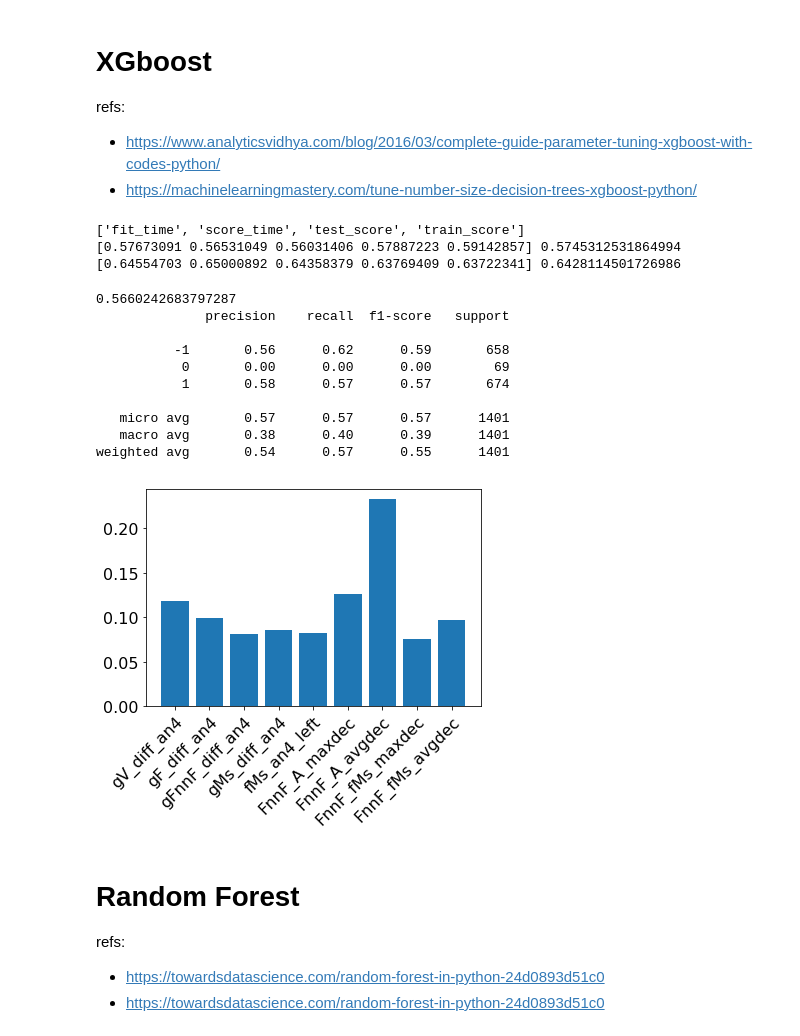
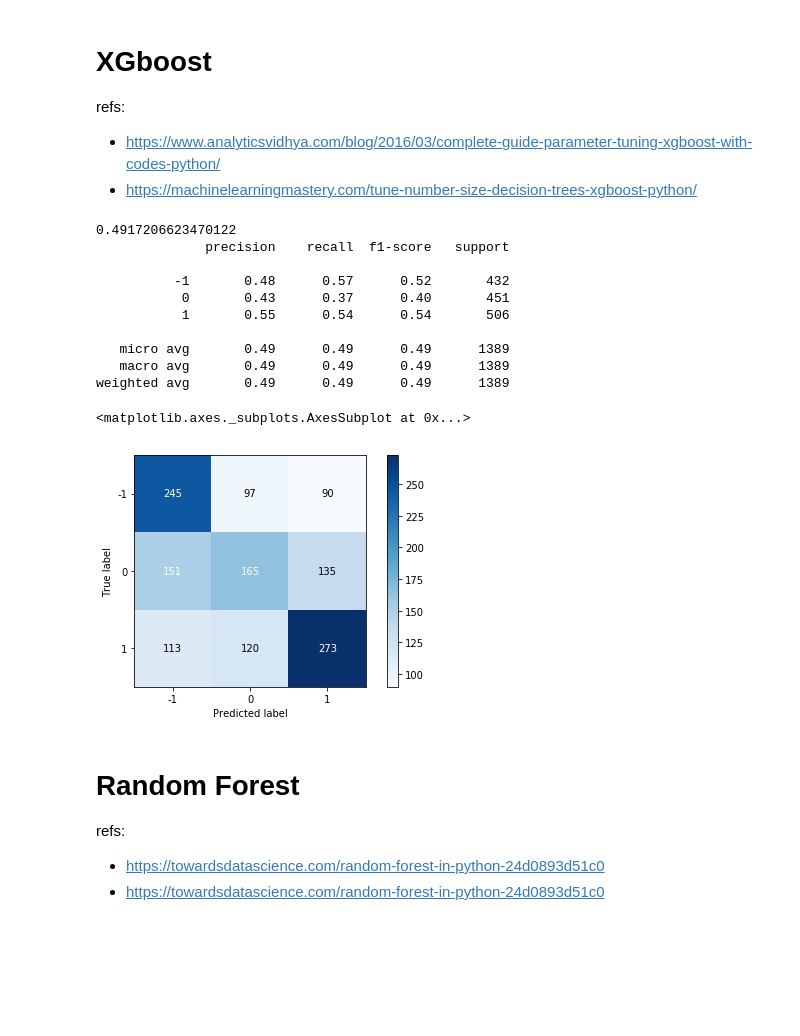
Before and after one commit to xiaotingz/Matlab, a Jupyter notebook: Grain Tracking/ClassificationModels.ipynb, the cells around one changed output. Cells and saved outputs as stored; diff of their text form; code cells hidden in the pictures; blank space fills up the shorter version.

```diff
--- a/Grain Tracking/ClassificationModels.ipynb
+++ b/Grain Tracking/ClassificationModels.ipynb
@@ -43,11 +43,13 @@ import seaborn as sns
 %matplotlib inline
 # from matplotlib.pylab import rcParams
 
+# fl_all_inner = pd.read_csv('/Users/xiaotingzhong/Dropbox/fl_allinner.txt')
 # mig = pd.read_csv('/Users/xiaotingzhong/Documents/Matlab/Grain Tracking/data/190408_features_mig.txt')
 # mig_sign = pd.read_csv('/Users/xiaotingzhong/Documents/Matlab/Grain Tracking/data/190408_features_mig_signs.txt')
-energy_grad = pd.read_csv('/Users/xiaotingzhong/Documents/Matlab/Grain Tracking/190421_features_energygrad.txt')
-geo_topo = pd.read_csv('/Users/xiaotingzhong/Documents/Matlab/Grain Tracking/data/190421_features_geo_topo.txt')
-# other = pd.read_csv('/Users/xiaotingzhong/Documents/Matlab/Grain Tracking/data/190408_features_otherinfo.txt')
+energy_grad = pd.read_csv('/Users/xiaotingzhong/Dropbox/190425_features_energygrad.txt')
+geo_topo = pd.read_csv('/Users/xiaotingzhong/Dropbox/190425_features_geo_topo.txt')
+other = pd.read_csv('/Users/xiaotingzhong/Documents/Matlab/Grain Tracking/data/190408_features_otherinfo.txt')
+mig_left_normproj = pd.read_csv()
 
 # mig.columns = mig.columns.str.strip()
 # mig_sign.columns = mig_sign.columns.str.strip()
@@ -91,11 +93,19 @@ print np.sum(move_left == 0)
 ### EDA
 - If using dihedral angles, then need to filter out nans
 # %%
-geo_topo = geo_topo.astype(float)
-mask_nonan = ~(np.any(np.isnan(geo_topo), axis=1))
-geo_topo = geo_topo[mask_nonan]
-energy_grad = energy_grad[mask_nonan]
+# geo_topo = geo_topo.iloc[fl_all_inner.values.flatten(), :]
+# energy_grad = energy_grad.iloc[fl_all_inner.values.flatten(), :]
+
+# geo_topo = geo_topo.astype(float)
+# mask_nonan = ~(np.any(np.isnan(geo_topo), axis=1))
+# geo_topo = geo_topo[mask_nonan]
+# energy_grad = energy_grad[mask_nonan]
 # other = other[mask_nonan]
 
-geo_topo.info()
+# geo_topo.info()
+# energy_grad.info()
+
+geo_topo = geo_topo.iloc[:, :20]
+geo_topo.dropna()
+energy_grad.dropna()
 # %% [output]
@@ -505,7 +520,7 @@ X = energy_grad.iloc[:, 1:]
 
 xgb1 = XGBClassifier(
                      learning_rate =0.01,
-                     n_estimators=500,
+                     n_estimators=1000,
                      max_depth=4,
 #                      min_child_weight=1,
                      gamma=0,
@@ -517,10 +532,10 @@ xgb1 = XGBClassifier(
 
 # ----------- classification -----------
 # xgb1.fit(X, y, eval_metric='auc')
-cv_results = cross_validate(xgb1, X, y, cv=5, return_train_score=True)
-print sorted(cv_results.keys())
-print cv_results['test_score'], cv_results['test_score'].mean()
-print cv_results['train_score'], cv_results['train_score'].mean()
+# cv_results = cross_validate(xgb1, X, y, cv=5, return_train_score=True)
+# print sorted(cv_results.keys())
+# print cv_results['test_score'], cv_results['test_score'].mean()
+# print cv_results['train_score'], cv_results['train_score'].mean()
 # # print("Accuracy: %0.2f (+/- %0.2f)" % (scores.mean(), scores.std() * 2))
 # # ----------- regression -----------
 # # xgb1.fit(X, y)
@@ -528,40 +543,37 @@ print cv_results['train_score'], cv_results['train_score'].mean()
 # # y_pred = xgb1.predict(X)
 # # print metrics.accuracy_score(y, y_pred)
 # # print xgb1.feature_importances_
-# %% [output]
-['fit_time', 'score_time', 'test_score', 'train_score']
-[0.57673091 0.56531049 0.56031406 0.57887223 0.59142857] 0.5745312531864994
-[0.64554703 0.65000892 0.64358379 0.63769409 0.63722341] 0.6428114501726986
 # %%
 y = energy_grad.iloc[:, 0]
 X = energy_grad.iloc[:, 1:]
 X_train, X_test, y_train, y_test = train_test_split(X, y, test_size=0.2, random_state=0)
 xgb1.fit(X_train, y_train, eval_metric='auc')
 
 X = X_test
 y_true = y_test
 y_pred = xgb1.predict(X)
 
 
 print xgb1.score(X, y_true)
 print classification_report(y_true, y_pred)
 conf_mat =  confusion_matrix(y_true, y_pred)
 
-# plotConfusionMatrix(y_true, y_pred, ['-1', '0', '1'], normalize=False, rotate_xlabel=False, title='XGBoost_mig_sign_conf')
+plotConfusionMatrix(y_true, y_pred, ['-1', '0', '1'], normalize=False, rotate_xlabel=False, title='XGBoost_mig_sign_conf')
 # plt.show
-plotFeatureImportance(xgb1.feature_importances_, X.columns, title='XGBoost_mig_sign_featureImportance')
+# plotFeatureImportance(xgb1.feature_importances_, X.columns, title='XGBoost_mig_sign_featureImportance')
 # %% [output]
-0.5660242683797287
+0.4917206623470122
               precision    recall  f1-score   support
 
-          -1       0.56      0.62      0.59       658
-           0       0.00      0.00      0.00        69
-           1       0.58      0.57      0.57       674
+          -1       0.48      0.57      0.52       432
+           0       0.43      0.37      0.40       451
+           1       0.55      0.54      0.54       506
 
-   micro avg       0.57      0.57      0.57      1401
-   macro avg       0.38      0.40      0.39      1401
-weighted avg       0.54      0.57      0.55      1401
+   micro avg       0.49      0.49      0.49      1389
+   macro avg       0.49      0.49      0.49      1389
+weighted avg       0.49      0.49      0.49      1389
+<matplotlib.axes._subplots.AxesSubplot at 0x...>
-[figure, old version]
+[figure, new version]
 # %% [markdown]
 # Random Forest
 refs:
```
Also changed, not shown: parts of 5 cells of this notebook, 35 other files.
